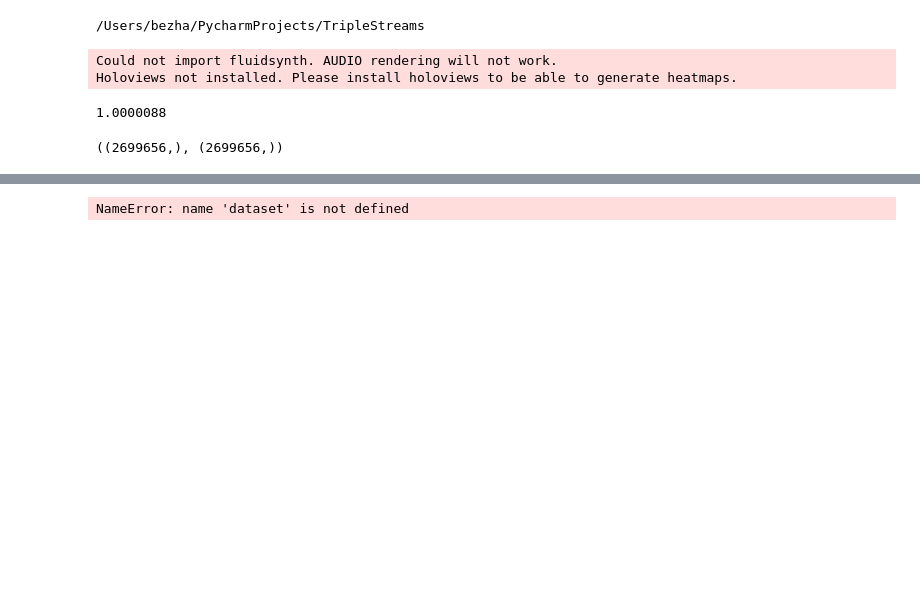
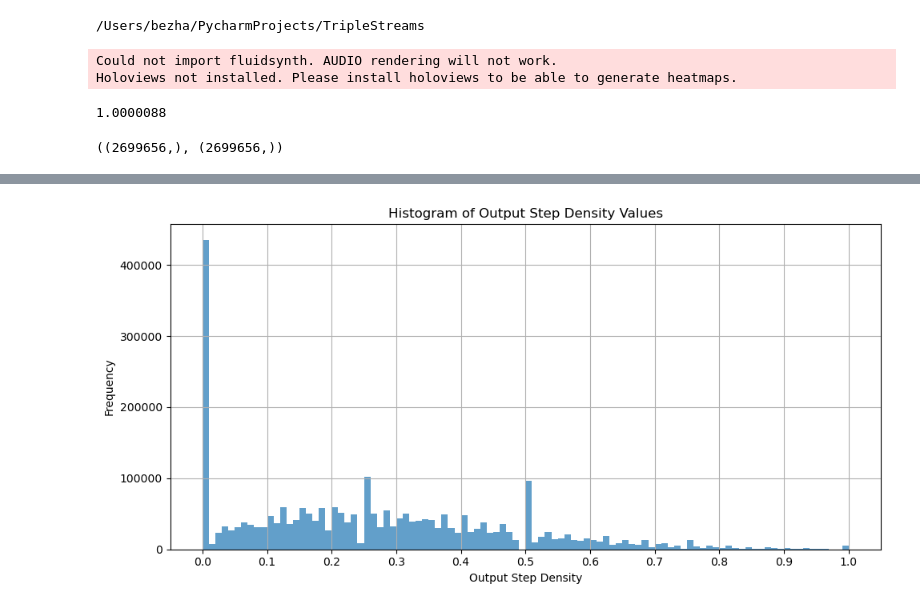
Before and after one commit to behzadhaki/TripleStreams, a Jupyter notebook: data/TripleStreamsDatasetExplorer.ipynb, the cells around one changed output, grey strips where cells are left out. Drawn from its saved outputs; the diff is of its cells as text; code cells hidden in the pictures; blank space fills up the shorter version.

```diff
--- a/data/TripleStreamsDatasetExplorer.ipynb
+++ b/data/TripleStreamsDatasetExplorer.ipynb
@@ -226,15 +157,15 @@ plt.show()
 # %%
 # Output Step Density
 output_step_density_tokens = dataset.decoding_control_tokens[:, 4].numpy()
 output_step_density_values = dataset.decoding_control_values[:, 4].numpy()
 plt.figure(figsize=(10, 5))
-plt.scatter(output_step_density_tokens, output_step_density_values, alpha=0.01)
-plt.title('Output Step Density')
-plt.xlabel('Output Step Density Tokens')
-plt.ylabel('Output Step Density Values')
-plt.xticks(np.arange(0, 101, 5))
+plt.hist(output_step_density_values, bins=100, alpha=0.7)
+plt.title('Histogram of Output Step Density Values')
+plt.xlabel('Output Step Density')
+plt.ylabel('Frequency')
+plt.xticks(np.arange(0, 1.1, 0.1))
 plt.grid(True)
 plt.tight_layout()
 plt.show()
 # %% [output]
-NameError: name 'dataset' is not defined
+[figure, added]
```
Also changed, not shown: parts of 19 cells of this notebook, 1 other file.
